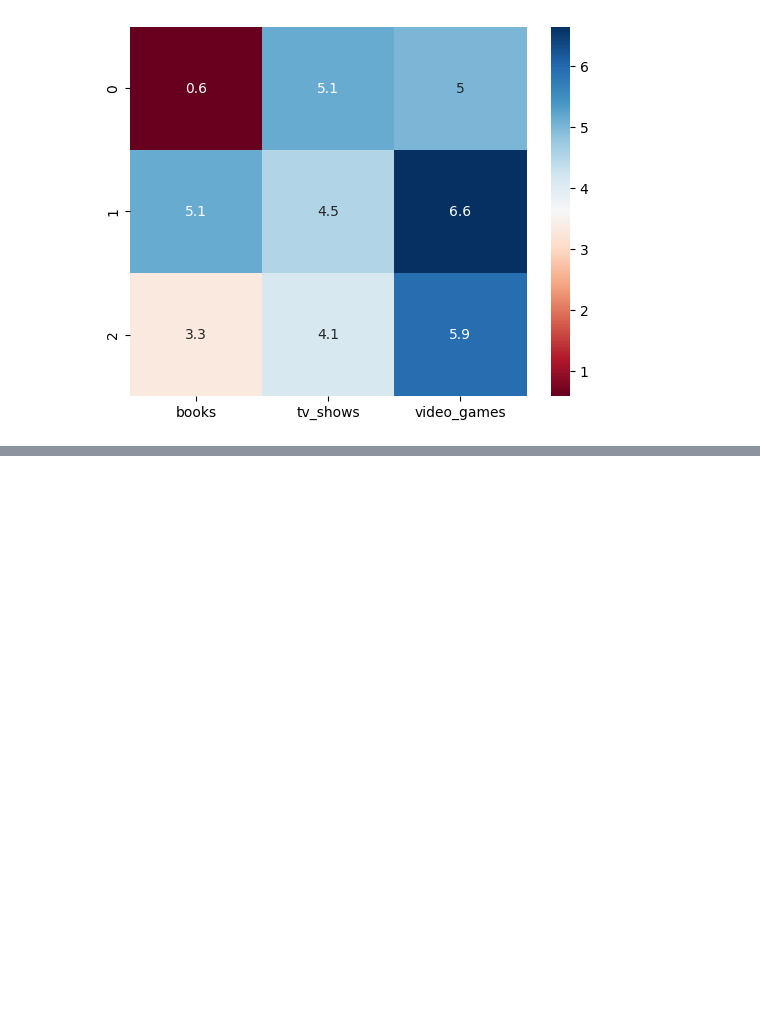
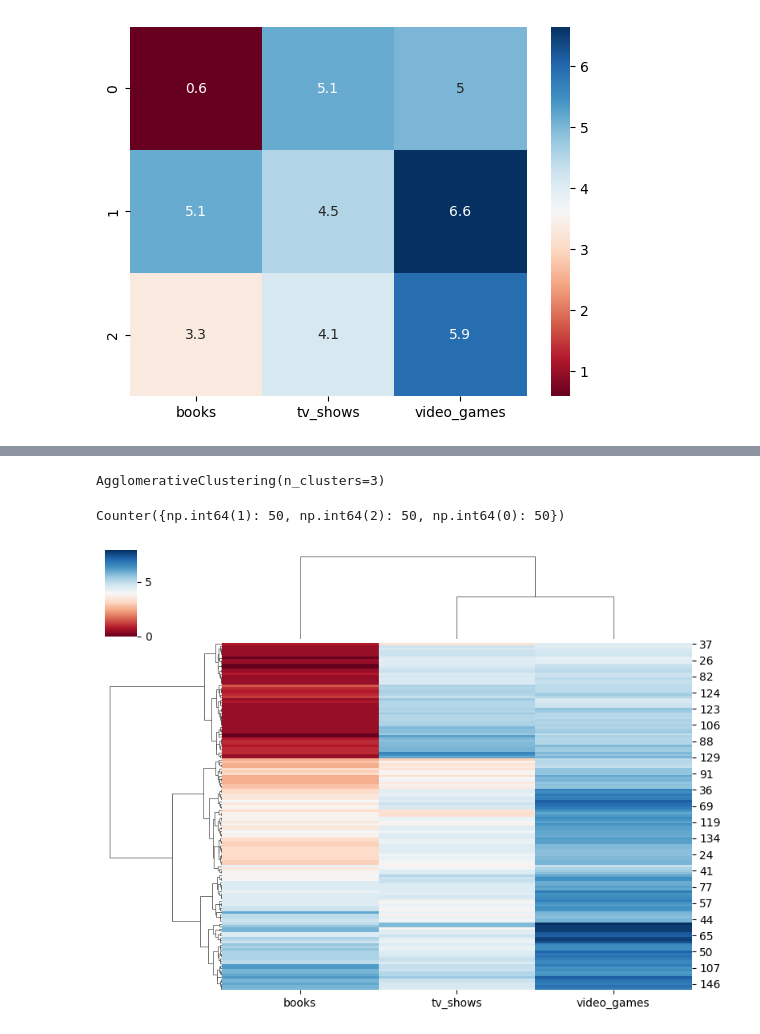
Before and after one commit to MigleSdc/BIT-kursai, a Jupyter notebook: 06_Machine_learning/3_16_lecture.ipynb, the cells around one changed output, grey strips where cells are left out. Drawn from its saved outputs; the diff is of its cells as text; code cells hidden in the pictures; blank space fills up the shorter version.

```diff
--- a/06_Machine_learning/3_16_lecture.ipynb
+++ b/06_Machine_learning/3_16_lecture.ipynb
@@ -139,0 +309,21 @@ sns.heatmap(cluster_centers3, cmap='RdBu', annot=True);
+# %%
+# hierarchical clustering with sklearn, with 3 clusters
+from sklearn.cluster import AgglomerativeClustering
+
+agg = AgglomerativeClustering(3)
+agg.fit(data)
+# %% [output]
+AgglomerativeClustering(n_clusters=3)
+# %%
+# view the value counts
+from collections import Counter
+
+Counter(agg.labels_)
+# %% [output]
+Counter({np.int64(1): 50, np.int64(2): 50, np.int64(0): 50})
+# %%
+# create a cluster map
+clustermap = sns.clustermap(data, method='ward', cmap='RdBu', figsize=(8, 6), xticklabels=data.columns)
+plt.show()
+# %% [output]
+[figure, added]
```
Also changed, not shown: parts of 32 cells of this notebook, 1 other file.
